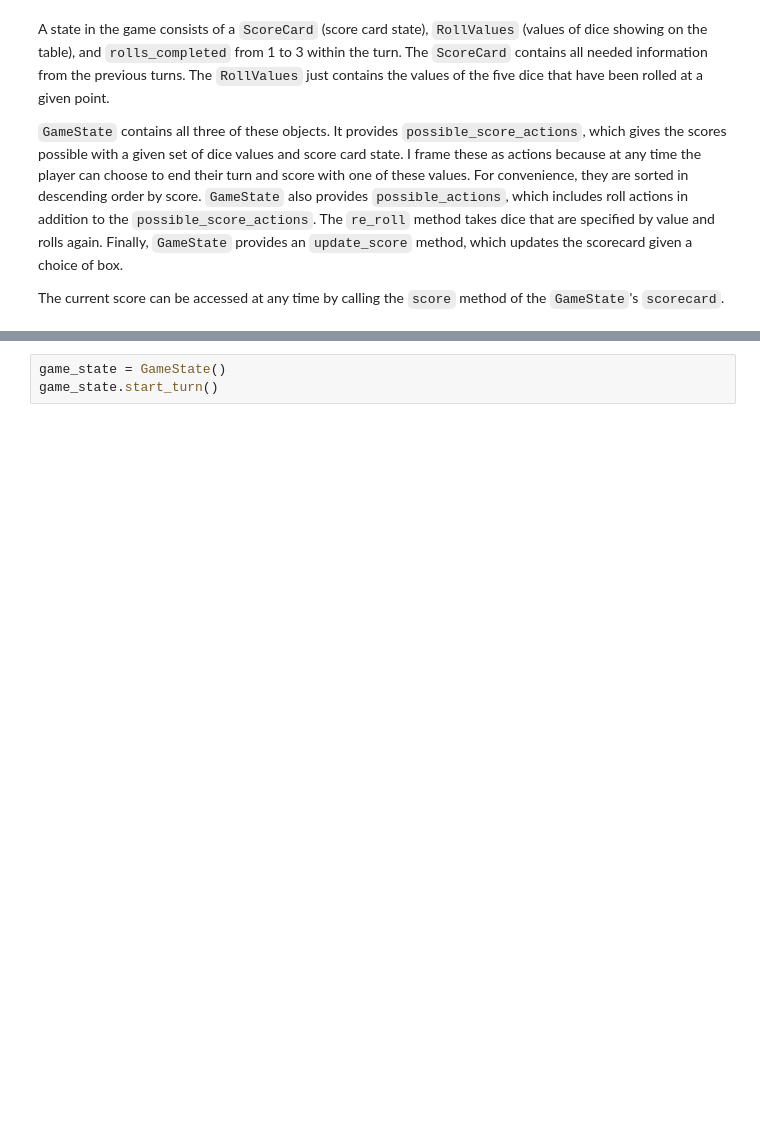
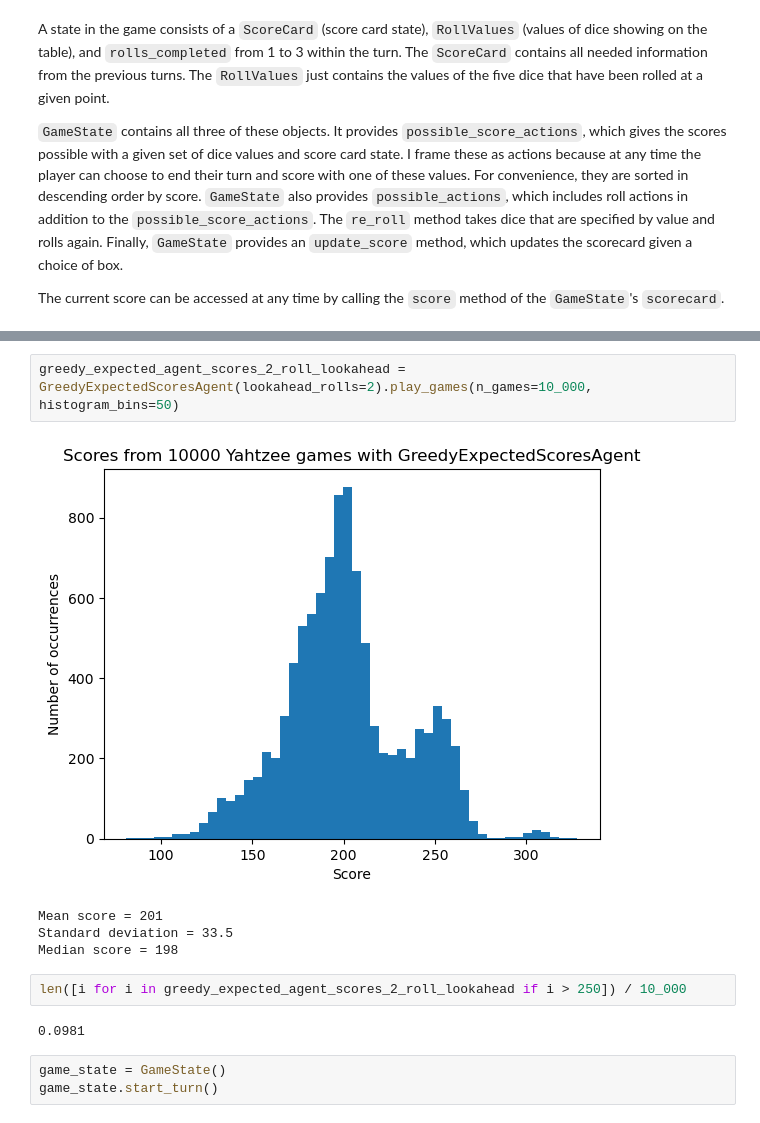
Before and after one commit to tdauer2718/yahtzee, a Jupyter notebook: yahtzee_sandbox.ipynb, the cells around one changed output, grey strips where cells are left out. Drawn from its saved outputs; the diff is of its cells as text; blank space fills up the shorter version.

```diff
--- a/yahtzee_sandbox.ipynb
+++ b/yahtzee_sandbox.ipynb
@@ -45,3 +124,14 @@ The current score can be accessed at any time by calling the `score` method of t
+# %%
+greedy_expected_agent_scores_2_roll_lookahead = GreedyExpectedScoresAgent(lookahead_rolls=2).play_games(n_games=10_000, histogram_bins=50)
+# %% [output]
+[figure, added]
+Mean score = 201
+Standard deviation = 33.5
+Median score = 198
+# %%
+len([i for i in greedy_expected_agent_scores_2_roll_lookahead if i > 250]) / 10_000
+# %% [output]
+0.0981
 # %%
 game_state = GameState()
 game_state.start_turn()
```
Also changed, not shown: parts of 18 cells of this notebook, 11 other files.
